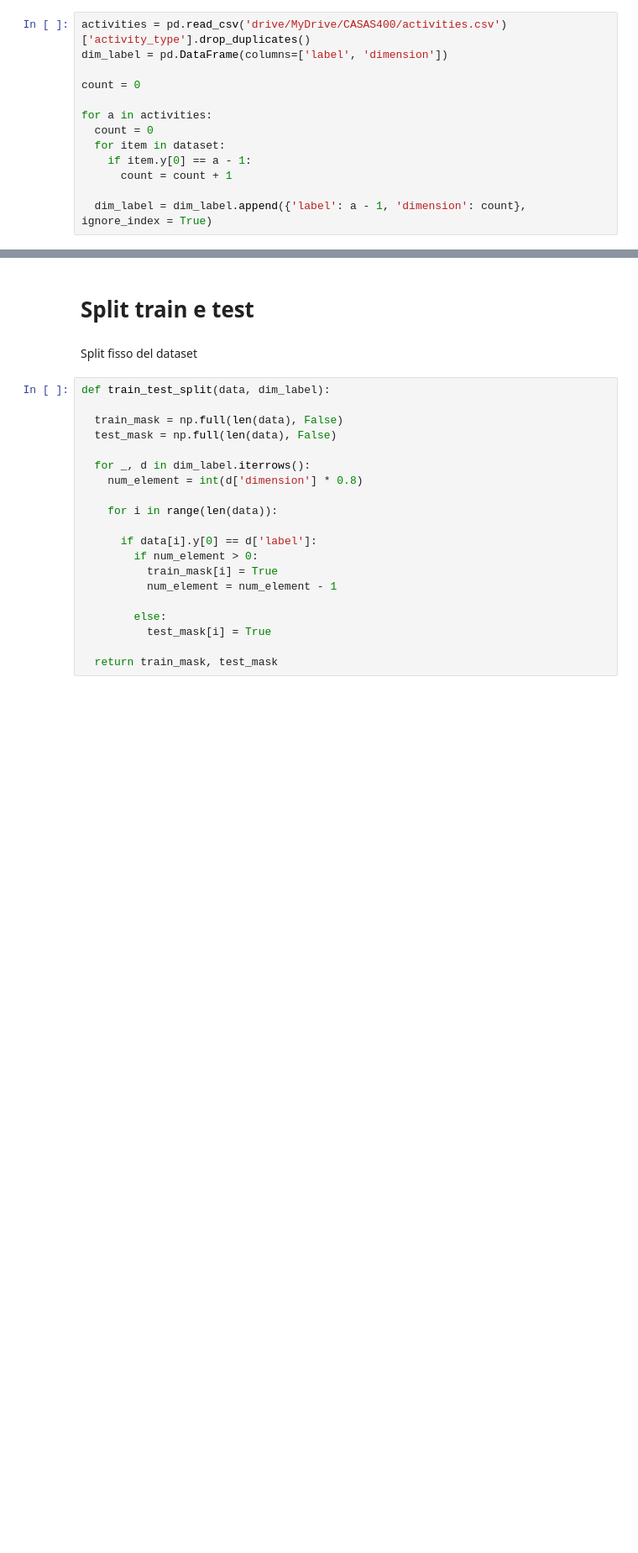
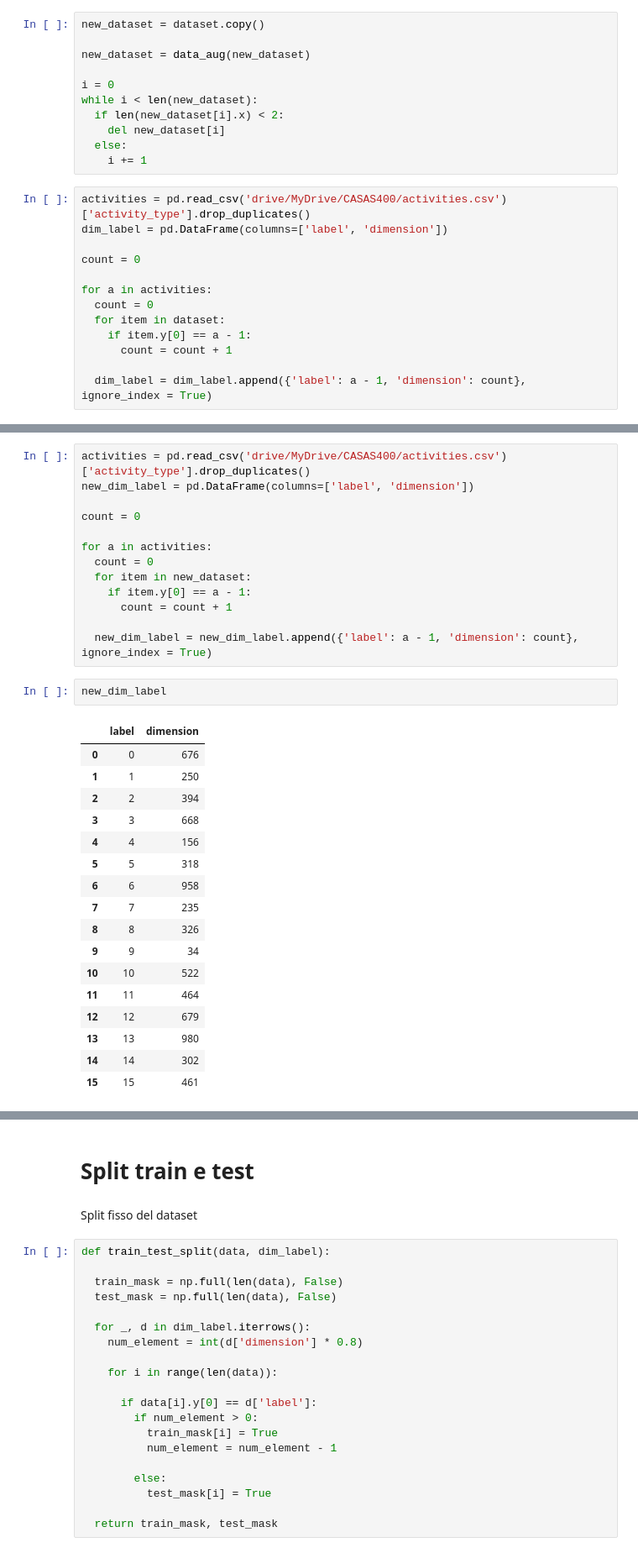
Before and after one commit to martinasalis/ActivityRecognitionGNN, a Jupyter notebook: main.ipynb, the cells around one changed output, grey strips where cells are left out. Shown at 84% size. Saved outputs shown, nothing was run; the diff lists cells and outputs as text; blank space fills up the shorter version.

Commit message:
Added data augmentation

```diff
--- a/main.ipynb
+++ b/main.ipynb
@@ -1064,3 +1109,14 @@ for i in range(0, len(patients)):
+# %%
+new_dataset = dataset.copy()
+
+new_dataset = data_aug(new_dataset)
+
+i = 0
+while i < len(new_dataset):
+  if len(new_dataset[i].x) < 2:
+    del new_dataset[i]
+  else:
+    i += 1
 # %%
 activities = pd.read_csv('drive/MyDrive/CASAS400/activities.csv')['activity_type'].drop_duplicates()
 dim_label = pd.DataFrame(columns=['label', 'dimension'])
@@ -1096,0 +1153,33 @@ dim_label
+# %%
+activities = pd.read_csv('drive/MyDrive/CASAS400/activities.csv')['activity_type'].drop_duplicates()
+new_dim_label = pd.DataFrame(columns=['label', 'dimension'])
+
+count = 0
+
+for a in activities:
+  count = 0
+  for item in new_dataset:
+    if item.y[0] == a - 1:
+      count = count + 1
+
+  new_dim_label = new_dim_label.append({'label': a - 1, 'dimension': count}, ignore_index = True)
+# %%
+new_dim_label
+# %% [output]
+|  | label | dimension |
+| 0 | 0 | 676 |
+| 1 | 1 | 250 |
+| 2 | 2 | 394 |
+| 3 | 3 | 668 |
+| 4 | 4 | 156 |
+| 5 | 5 | 318 |
+| 6 | 6 | 958 |
+| 7 | 7 | 235 |
+| 8 | 8 | 326 |
+| 9 | 9 | 34 |
+| 10 | 10 | 522 |
+| 11 | 11 | 464 |
+| 12 | 12 | 679 |
+| 13 | 13 | 980 |
+| 14 | 14 | 302 |
+| 15 | 15 | 461 |
```
Also changed, not shown: parts of 8 cells of this notebook.
